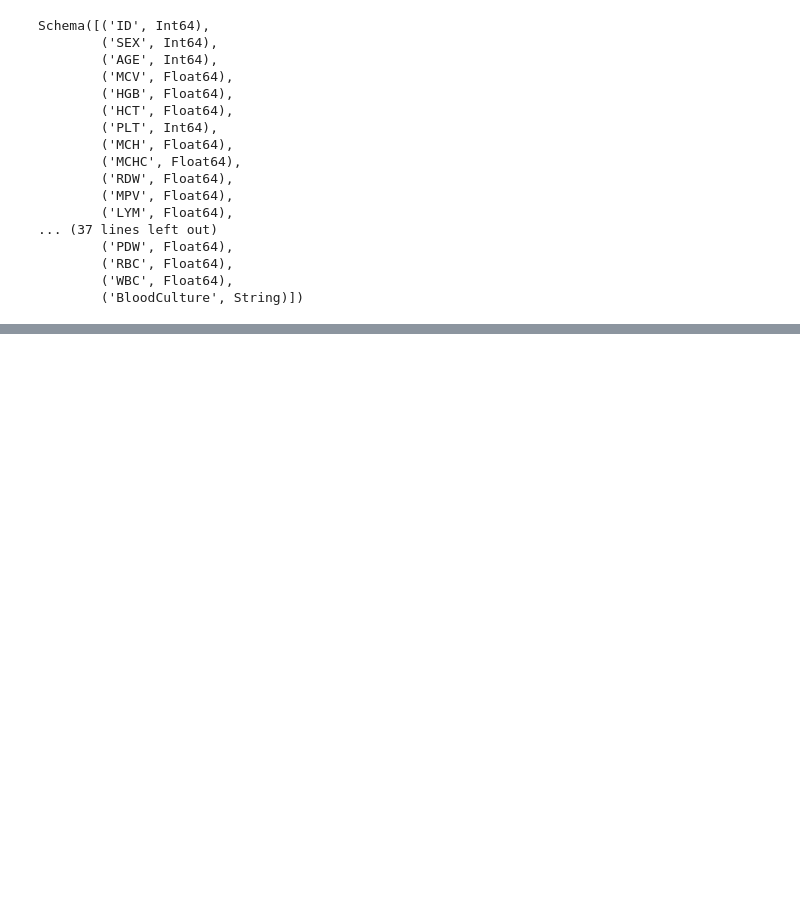
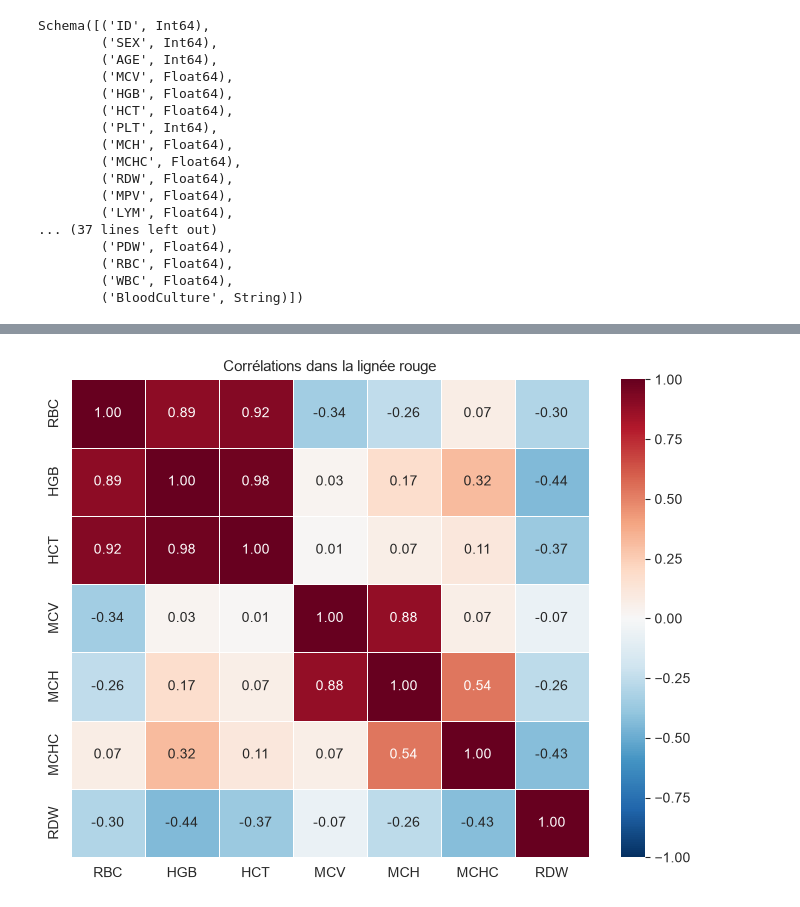
Before and after one commit to AbdoMir/pr-diction-de-la-bact-ri-mie, a Jupyter notebook: notebook/1.EDA.ipynb, the cells around one changed output, grey strips where cells are left out. Saved outputs shown, nothing was run; the diff lists cells and outputs as text; code cells hidden in the pictures; blank space fills up the shorter version.

```diff
--- a/notebook/1.EDA.ipynb
+++ b/notebook/1.EDA.ipynb
@@ -102,0 +690,11 @@ Series: '' [bool]
+# %%
+# Les hématocrites aberrants et les lignes incomplètes sont écartés
+ligne_rouge = ["RBC", "HGB", "HCT", "MCV", "MCH", "MCHC", "RDW"]
+
+correlations = (
+    df.filter(pl.col("HCT") > 1).select(ligne_rouge).drop_nulls().corr()
+    .with_columns(variable=pl.Series(ligne_rouge))
+    .select(["variable"] + ligne_rouge)
+)
+
+correlations.with_columns([pl.col(c).round(2) for c in ligne_rouge])
@@ -102,0 +712,12 @@ Series: '' [bool]
+# %%
+plt.figure(figsize=(7, 5.5))
+sns.heatmap(
+    correlations.select(ligne_rouge).to_numpy(),
+    annot=True, fmt=".2f", cmap="RdBu_r", center=0, vmin=-1, vmax=1,
+    xticklabels=ligne_rouge, yticklabels=ligne_rouge, linewidths=0.5,
+)
+plt.title("Corrélations dans la lignée rouge", fontsize=11)
+plt.tight_layout()
+plt.show()
+# %% [output]
+[figure, added]
```
Also changed, not shown: parts of 171 cells of this notebook, 13 other files.
